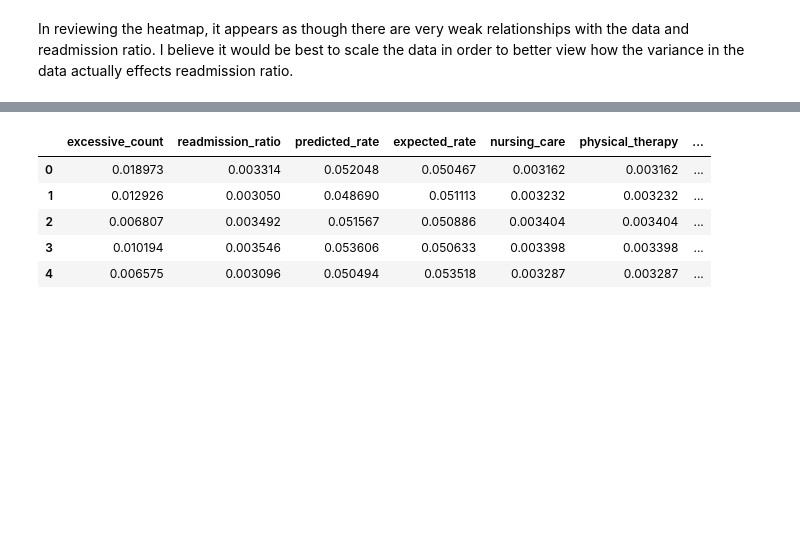
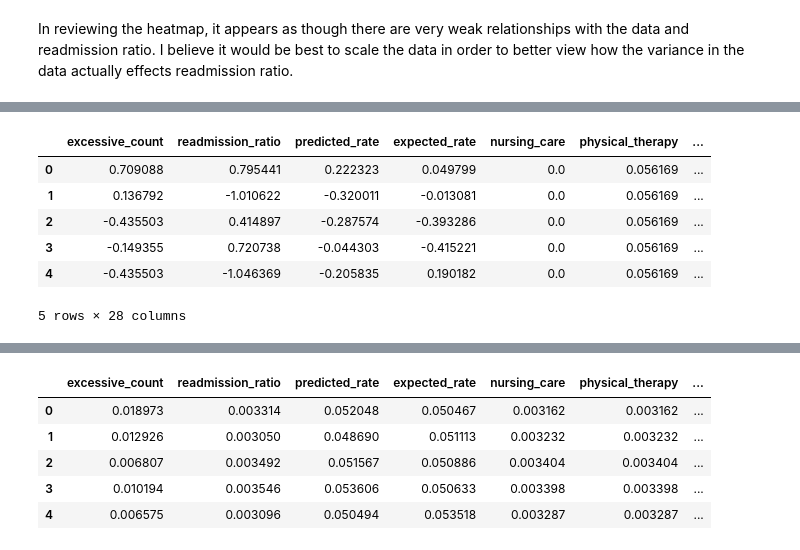
Before and after one commit to jsking751/Capstone_1, a Jupyter notebook: EDA and Analysis/EDA_Part_2.ipynb, the cells around one changed output, grey strips where cells are left out. Drawn from its saved outputs; the diff is of its cells as text; code cells hidden in the pictures; blank space fills up the shorter version.

```diff
--- a/EDA and Analysis/EDA_Part_2.ipynb
+++ b/EDA and Analysis/EDA_Part_2.ipynb
@@ -196,2 +221,19 @@ from statsmodels.formula.api import ols
 col = list(df)
 nums = df.drop(['zip','state'], axis=1)
+# %%
+# Use Scikit-learn's Standard Scaler to scale the data
+from sklearn.preprocessing import StandardScaler
+ss = StandardScaler()
+x = nums.values
+x_ss = ss.fit_transform(x)
+df_ss = pd.DataFrame(x_ss)
+df_ss.columns=col[2:]
+df_ss.head()
+# %% [output]
+|  | excessive_count | readmission_ratio | predicted_rate | expected_rate | nursing_care | physical_therapy | ... |
+| 0 | 0.709088 | 0.795441 | 0.222323 | 0.049799 | 0.0 | 0.056169 | ... |
+| 1 | 0.136792 | -1.010622 | -0.320011 | -0.013081 | 0.0 | 0.056169 | ... |
+| 2 | -0.435503 | 0.414897 | -0.287574 | -0.393286 | 0.0 | 0.056169 | ... |
+| 3 | -0.149355 | 0.720738 | -0.044303 | -0.415221 | 0.0 | 0.056169 | ... |
+| 4 | -0.435503 | -1.046369 | -0.205835 | 0.190182 | 0.0 | 0.056169 | ... |
+5 rows × 28 columns
```
Also changed, not shown: parts of 17 cells of this notebook.
